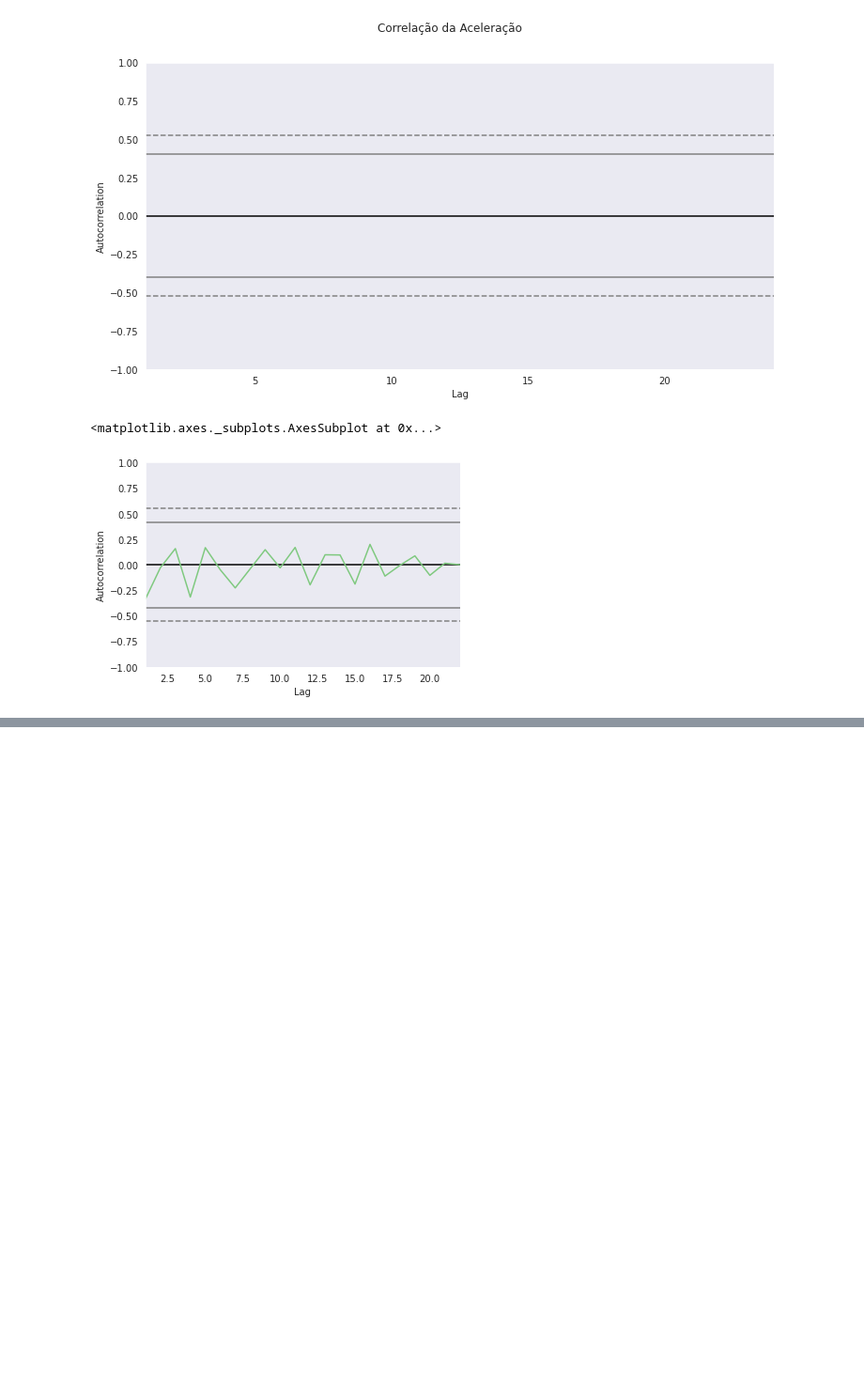
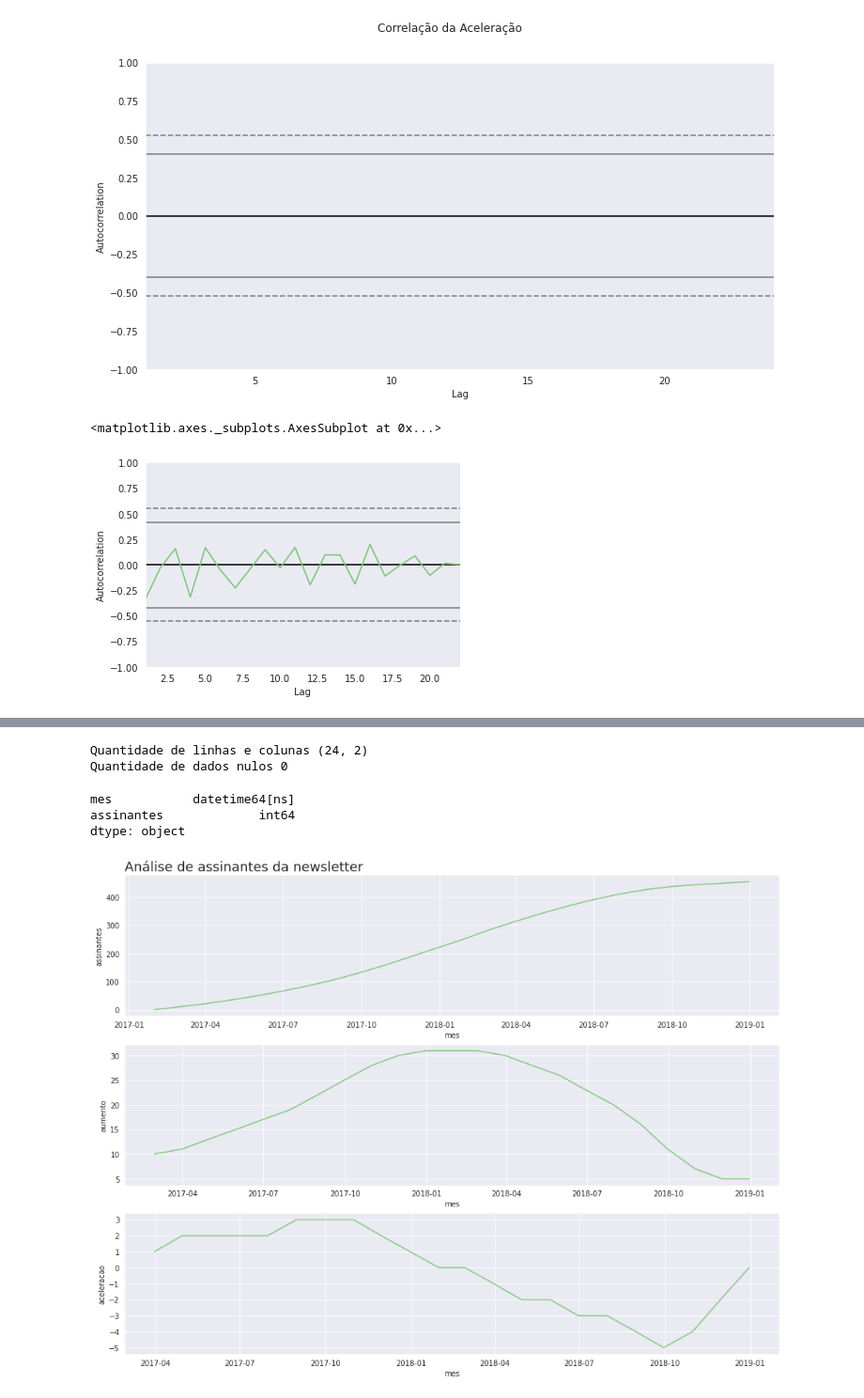
Before and after one commit to erikamarchi/data-science-introducao-a-analise-de-series-temporais, a Jupyter notebook: SeriesTemporais.ipynb, the cells around one changed output, grey strips where cells are left out. Shown: that part at 94% size. Cells and saved outputs as stored; diff of their text form; code cells hidden in the pictures; blank space fills up the shorter version.

Commit message:
Analisa assinantes da newsletter

```diff
--- a/SeriesTemporais.ipynb
+++ b/SeriesTemporais.ipynb
@@ -189,0 +192,3 @@ autocorrelation_plot(alucar['aceleracao'][2:])
+# %%
+assinantes = pd.read_csv('newsletter_alucar.csv')
+assinantes.head()
@@ -189,0 +202,21 @@ autocorrelation_plot(alucar['aceleracao'][2:])
+# %%
+print('Quantidade de linhas e colunas', assinantes.shape)
+print('Quantidade de dados nulos', assinantes.isna().sum().sum())
+# %% [output]
+Quantidade de linhas e colunas (24, 2)
+Quantidade de dados nulos 0
+# %%
+assinantes['mes'] = pd.to_datetime(assinantes['mes'])
+# %%
+assinantes.dtypes
+# %% [output]
+mes           datetime64[ns]
+assinantes             int64
+dtype: object
+# %%
+assinantes['aumento']= assinantes ['assinantes'].diff()
+assinantes['aceleracao']= assinantes ['aumento'].diff()
+# %%
+plot_comparacao('mes', 'assinantes', 'aumento', 'aceleracao', assinantes, 'Análise de assinantes da newsletter')
+# %% [output]
+[figure, added]
```
Also changed, not shown: parts of 2 cells of this notebook.
